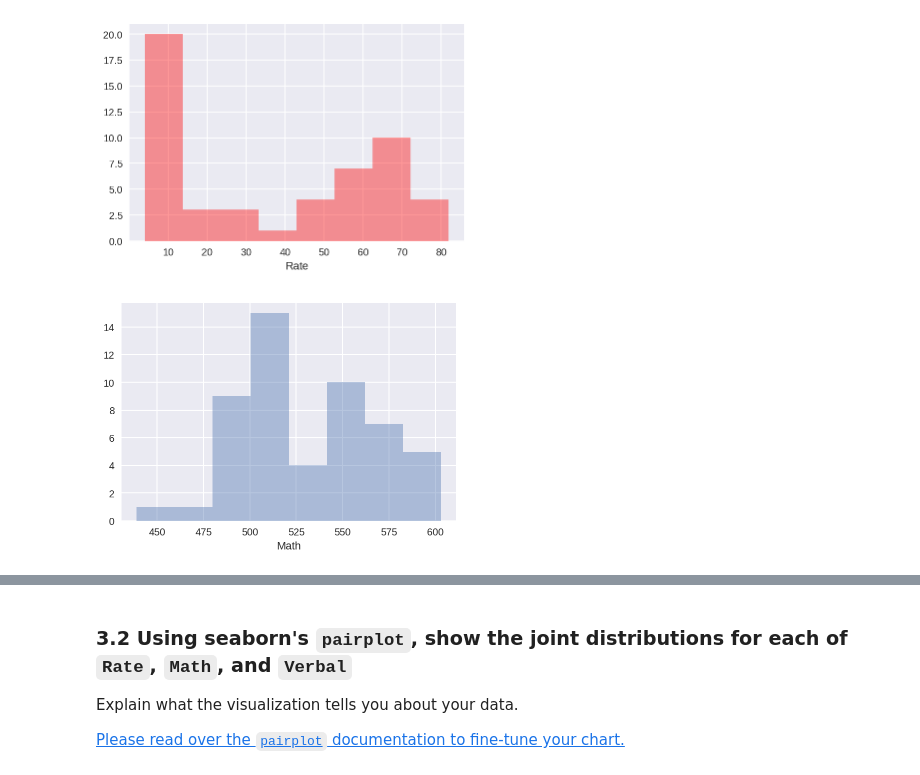
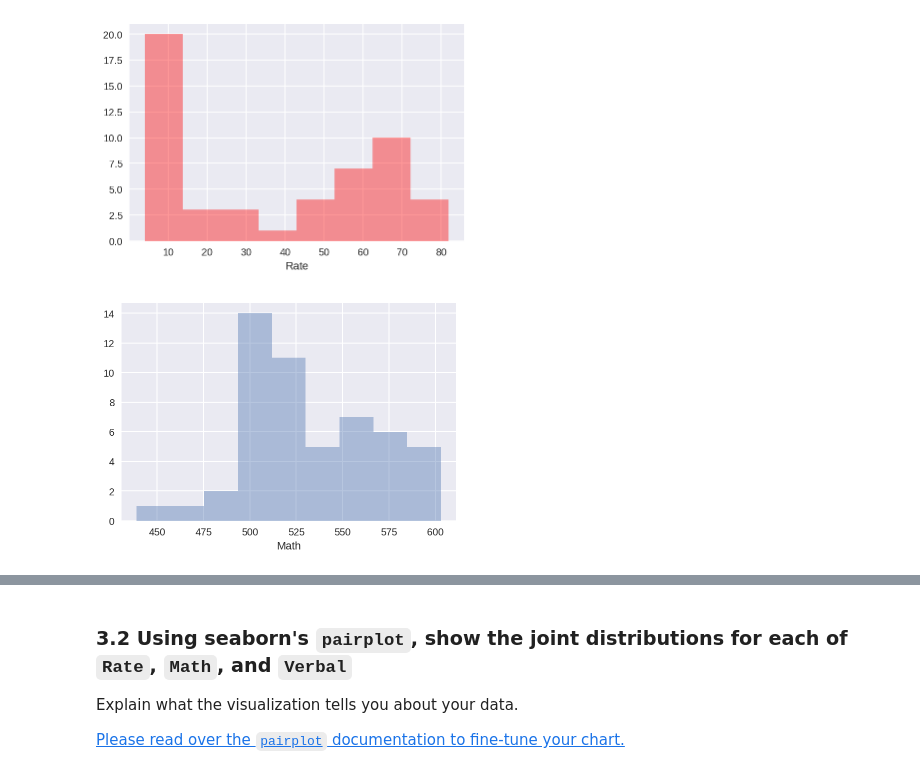
Before and after one commit to godsylla/Civic-Data-Analysis, a Jupyter notebook: project-02-v2-starter-code.ipynb, the cells around one changed output, grey strips where cells are left out. Saved outputs shown, nothing was run; the diff lists cells and outputs as text; code cells hidden in the pictures.

```diff
--- a/project-02-v2-starter-code.ipynb
+++ b/project-02-v2-starter-code.ipynb
@@ -309,7 +340,7 @@ plt.show()
 # %% [output]
 [figure]
 # %%
-sns.distplot(scores_pd_df['Math'], kde=False, bins=8)
+sns.distplot(scores_pd_df['Math'], kde=False, bins=9)
 plt.show()
 # %% [output]
-[figure, old version]
+[figure, new version]
```
Also changed, not shown: parts of 14 cells of this notebook.
